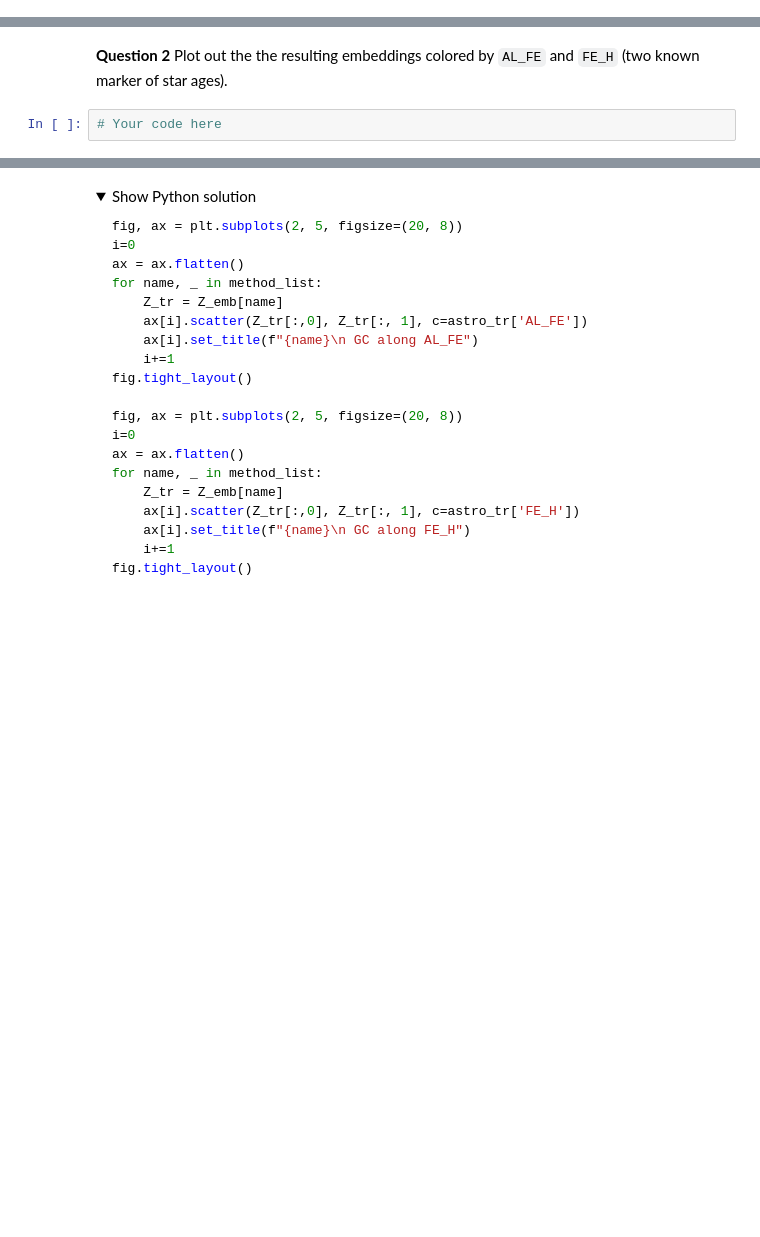
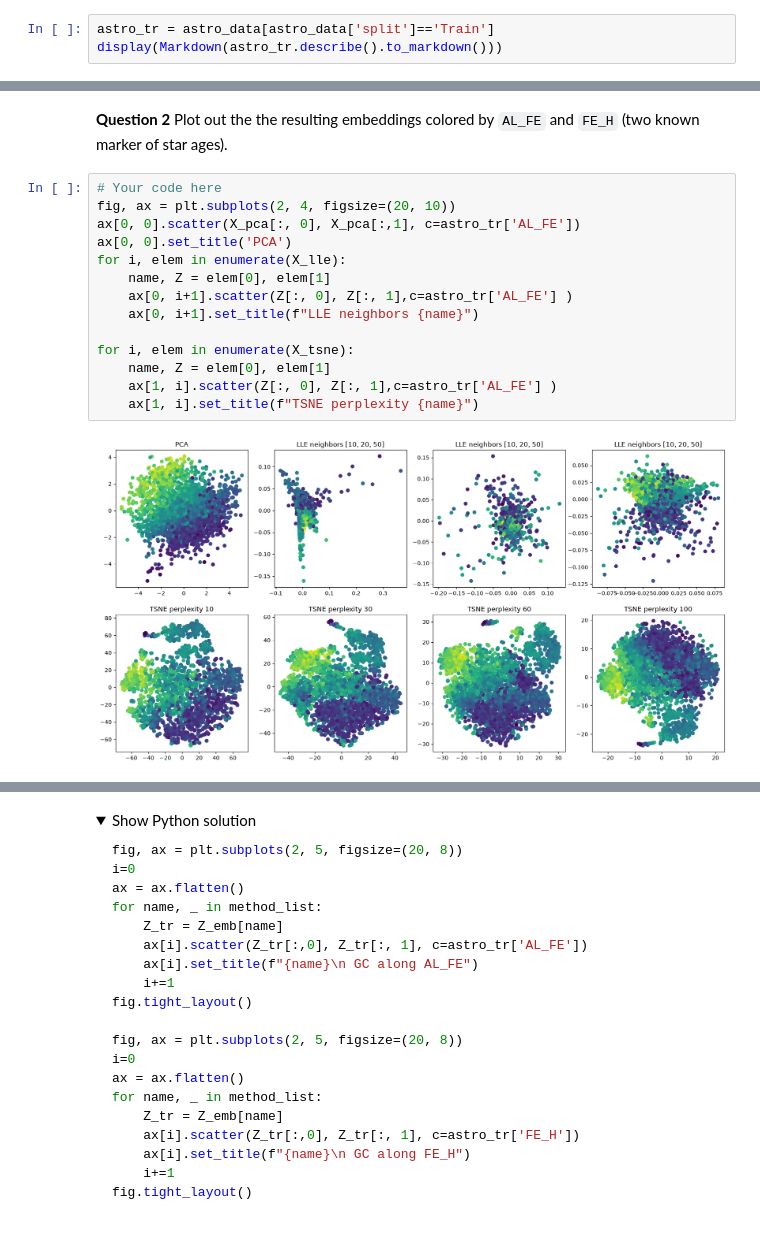
Before and after one commit to erialc-cal/Unsupervised-Learning, a Jupyter notebook: notebooks/03_clustering_mixture_models_in_python_student.ipynb, the cells around one changed output, grey strips where cells are left out. Cells and saved outputs as stored; diff of their text form; folded sections open; blank space fills up the shorter version.

```diff
--- a/notebooks/03_clustering_mixture_models_in_python_student.ipynb
+++ b/notebooks/03_clustering_mixture_models_in_python_student.ipynb
@@ -45,0 +57,3 @@ astro_data.head()
+# %%
+astro_tr = astro_data[astro_data['split']=='Train']
+display(Markdown(astro_tr.describe().to_markdown()))
@@ -85,3 +128,17 @@ for name, method in method_list:
 **Question 2** Plot out the the resulting embeddings colored by `AL_FE` and `FE_H` (two known marker of star ages).
 # %%
 # Your code here
+fig, ax = plt.subplots(2, 4, figsize=(20, 10))
+ax[0, 0].scatter(X_pca[:, 0], X_pca[:,1], c=astro_tr['AL_FE'])
+ax[0, 0].set_title('PCA')
+for i, elem in enumerate(X_lle):
+    name, Z = elem[0], elem[1]
+    ax[0, i+1].scatter(Z[:, 0], Z[:, 1],c=astro_tr['AL_FE'] )
+    ax[0, i+1].set_title(f"LLE neighbors {name}")
+
+for i, elem in enumerate(X_tsne):
+    name, Z = elem[0], elem[1]
+    ax[1, i].scatter(Z[:, 0], Z[:, 1],c=astro_tr['AL_FE'] )
+    ax[1, i].set_title(f"TSNE perplexity {name}")
+# %% [output]
+[figure, added]
```
Also changed, not shown: parts of 19 cells of this notebook.
